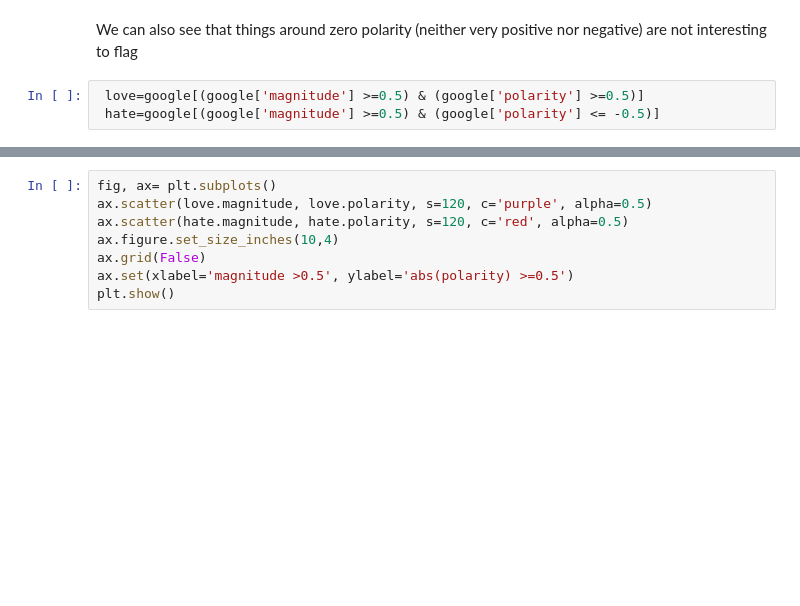
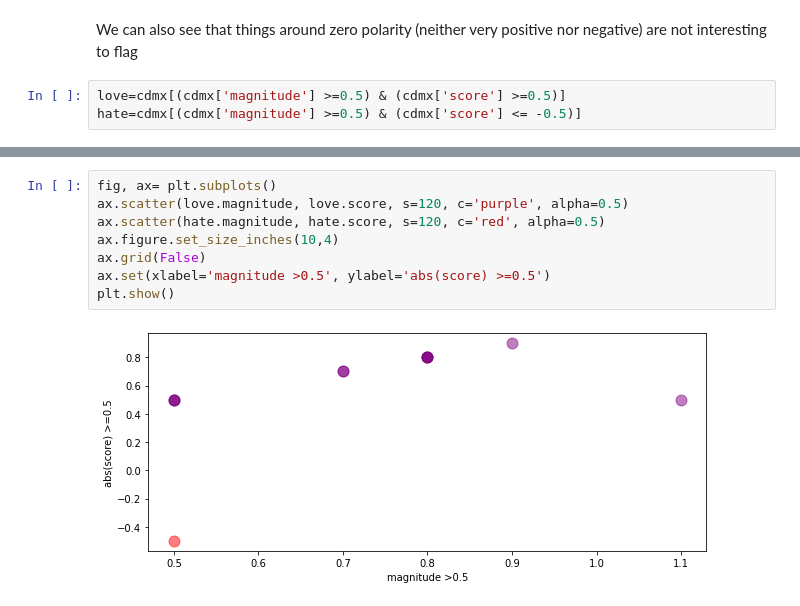
Before and after one commit to eschizoid/gov-cdmx-twitter-sentiment, a Jupyter notebook: visualization/nlptweets.ipynb, the cells around one changed output, grey strips where cells are left out. Drawn from its saved outputs; the diff is of its cells as text; blank space fills up the shorter version.

```diff
--- a/visualization/nlptweets.ipynb
+++ b/visualization/nlptweets.ipynb
@@ -99,6 +156,6 @@ plt.show()
 # %% [markdown]
 We can also see that things around zero polarity (neither very positive nor negative) are not interesting to flag
 # %%
- love=google[(google['magnitude'] >=0.5) & (google['polarity'] >=0.5)]
- hate=google[(google['magnitude'] >=0.5) & (google['polarity'] <= -0.5)]
+love=cdmx[(cdmx['magnitude'] >=0.5) & (cdmx['score'] >=0.5)]
+hate=cdmx[(cdmx['magnitude'] >=0.5) & (cdmx['score'] <= -0.5)]
 # %%
@@ -116,10 +178,12 @@ plt.show()
 # %%
 fig, ax= plt.subplots()
-ax.scatter(love.magnitude, love.polarity, s=120, c='purple', alpha=0.5)
-ax.scatter(hate.magnitude, hate.polarity, s=120, c='red', alpha=0.5)
+ax.scatter(love.magnitude, love.score, s=120, c='purple', alpha=0.5)
+ax.scatter(hate.magnitude, hate.score, s=120, c='red', alpha=0.5)
 ax.figure.set_size_inches(10,4)
 ax.grid(False)
-ax.set(xlabel='magnitude >0.5', ylabel='abs(polarity) >=0.5')
+ax.set(xlabel='magnitude >0.5', ylabel='abs(score) >=0.5')
 plt.show()
+# %% [output]
+[figure, added]
 # %%
 fig, ax1 = plt.subplots()
```
Also changed, not shown: parts of 24 cells of this notebook, 3 other files.
